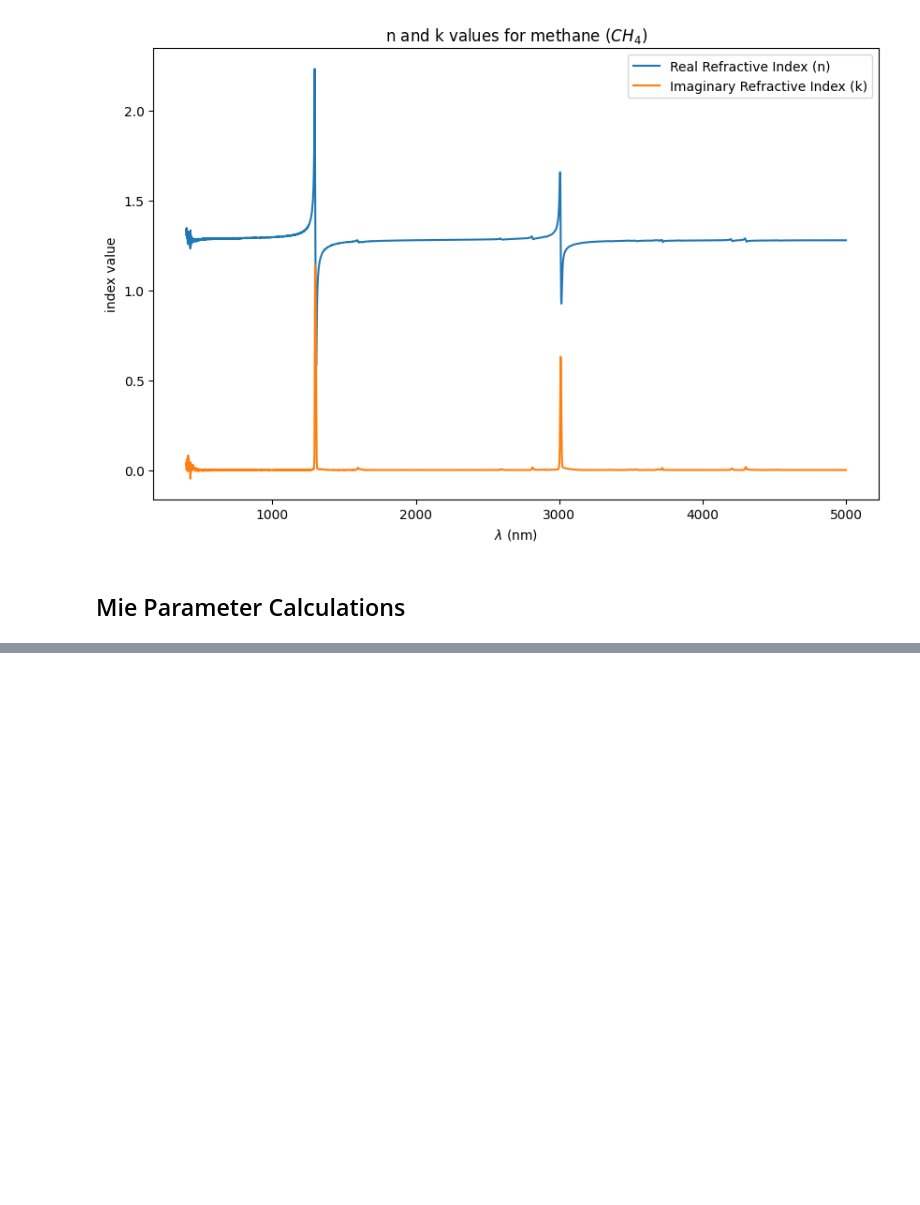
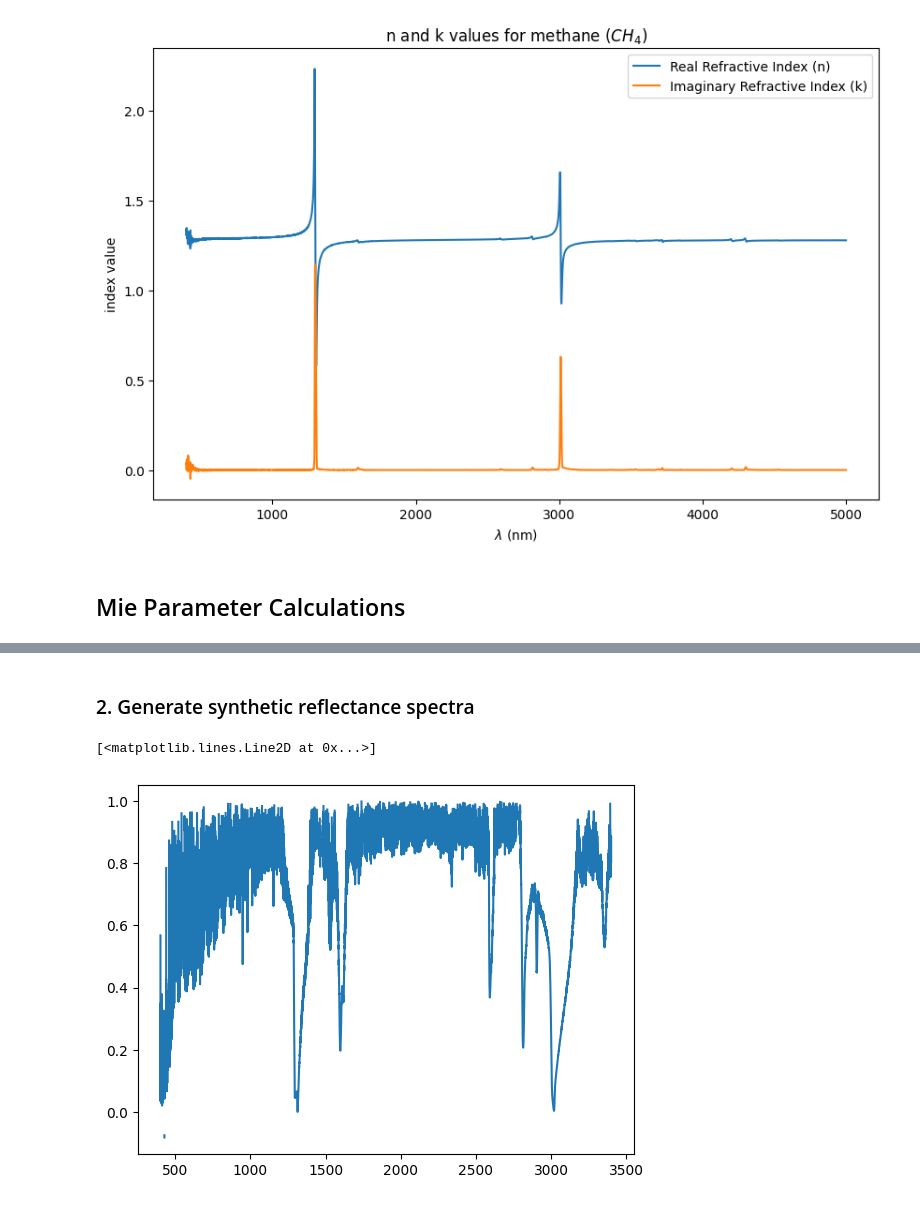
Before and after one commit to MiriCaradonna/planetary_remote_sensing, a Jupyter notebook: src/radiation/hw4_elevation_remotesensing.ipynb, the cells around one changed output, grey strips where cells are left out. Cells and saved outputs as stored; diff of their text form; code cells hidden in the pictures; blank space fills up the shorter version.

```diff
--- a/src/radiation/hw4_elevation_remotesensing.ipynb
+++ b/src/radiation/hw4_elevation_remotesensing.ipynb
@@ -320,0 +351,23 @@ plt.legend()
+# %% [markdown]
+### 2. Generate synthetic reflectance spectra
+# %%
+# I'm referencing Pluto for geometric albedo because I'm looking at methane
+geometric_albedo = 0.52
+tau = 1e6
+mu = np.cos(np.pi/4) #45 degrees incidence angle
+# %%
+albedo_1 = []
+albedo_10 = []
+albedo_100 = []
+for j in range(len(ssa_1_arr)):
+    a_1 = planetRad.albedo_layer_twostream(tau, ssa_1_arr[j], g_1_arr[j], mu, geometric_albedo)
+    albedo_1.append(a_1)
+    a_10 = planetRad.albedo_layer_twostream(tau, ssa_10_arr[j], g_10_arr[j], mu, geometric_albedo)
+    albedo_10.append(a_10)
+    a_100 = planetRad.albedo_layer_twostream(tau, ssa_100_arr[j], g_100_arr[j], mu, geometric_albedo)
+    albedo_100.append(a_100)
+# %%
+plt.plot(wavelength[0:29999],albedo_1)
+# %% [output]
+[<matplotlib.lines.Line2D at 0x...>]
+[figure, added]
```
Also changed, not shown: parts of 18 cells of this notebook.
